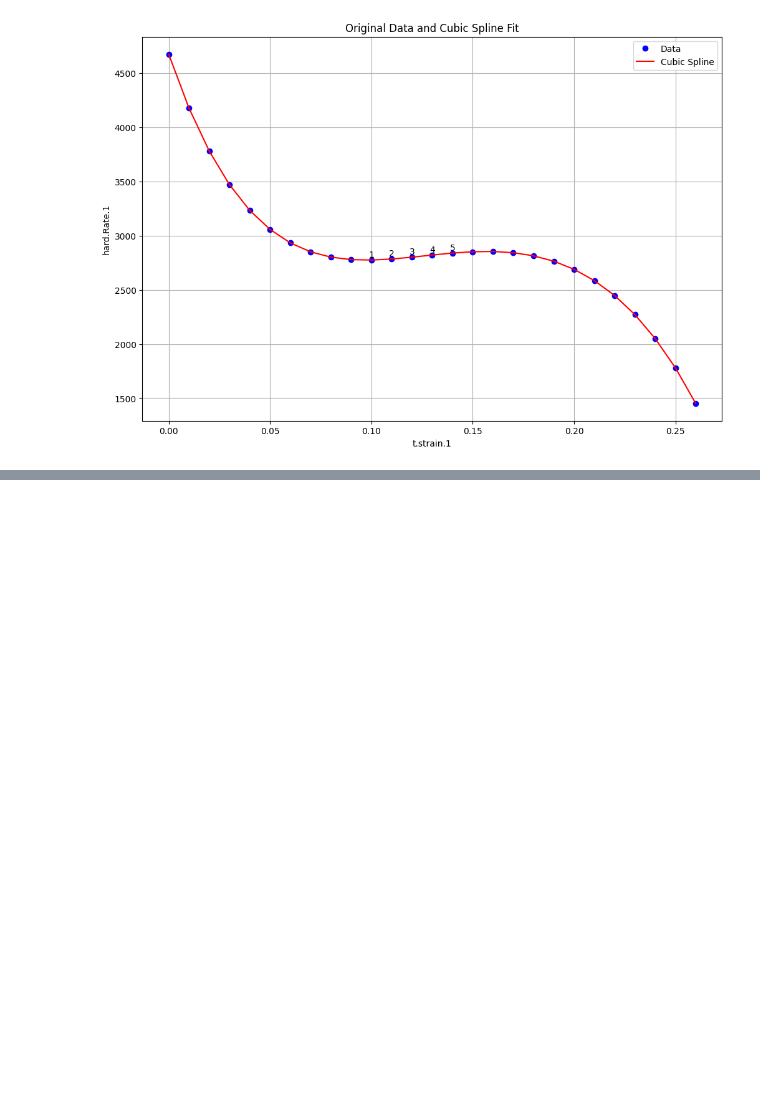
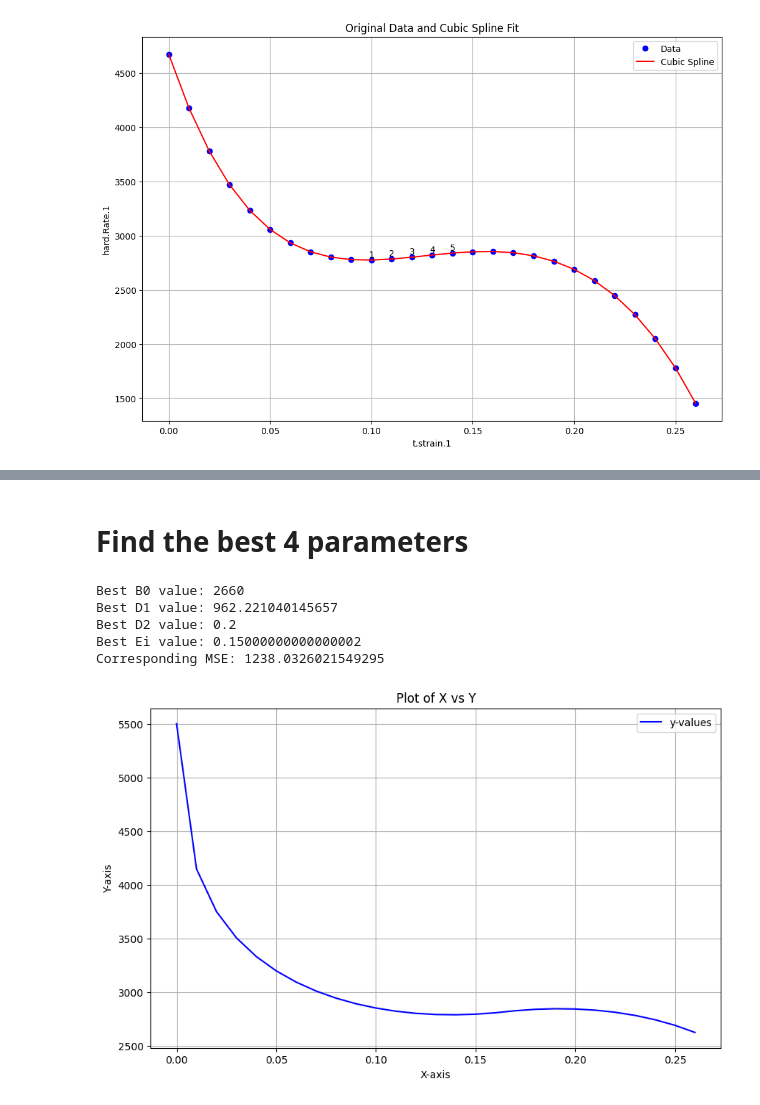
Before and after one commit to Kishan-Kumar-Zalavadia/Material-Science, a Jupyter notebook: code_5.ipynb, the cells around one changed output, grey strips where cells are left out. Drawn from its saved outputs; the diff is of its cells as text; code cells hidden in the pictures; blank space fills up the shorter version.

```diff
--- a/code_5.ipynb
+++ b/code_5.ipynb
@@ -438,0 +501,2 @@ Average Slope of Printed Slopes: 1415.676331885907
+# %% [markdown]
+# Find the best 4 parameters
@@ -438,0 +525,68 @@ Average Slope of Printed Slopes: 1415.676331885907
+# %%
+
+
+# Initialize variables to store best parameters
+ee = 0.001;
+best_b0 = None
+best_d1 = None
+best_d2 = None
+best_ei = None
+min_mse = float('inf')
+
+# Nested loops to iterate over B0, D1, D2, and Ei values
+for b0_value in range(from_b0,to_b0, 10):
+    for d1_value in np.arange(min_d1, max_d1, 5):
+        for d2_value in np.arange(0.2, 0.5, 0.05):
+            for ei_value in np.arange(0.1, 0.285, 0.05):
+                mse_value = calculate_mse(b0_value, d1_value, d2_value, ee, ei_value, ep_values, original_results)
+                if mse_value < min_mse:
+                    min_mse = mse_value
+                    best_b0 = b0_value
+                    best_d1 = d1_value
+                    best_d2 = d2_value
+                    best_ei = ei_value
+
+print("Best B0 value:", best_b0)
+print("Best D1 value:", best_d1)
+print("Best D2 value:", best_d2)
+print("Best Ei value:", best_ei)
+print("Corresponding MSE:", min_mse)
+# %% [output]
+Best B0 value: 2660
+Best D1 value: 962.221040145657
+Best D2 value: 0.2
+Best Ei value: 0.15000000000000002
+Corresponding MSE: 1238.0326021549295
+# %%
+import numpy as np
+import pandas as pd
+import matplotlib.pyplot as plt
+
+# Read data from Excel file
+data = pd.read_excel("/content/Data.xlsx")
+x_values = data[x_axis].values
+
+# Define function to calculate y values
+def calculate(b0, d1, d2, ee, ei, ep):
+    result = np.zeros_like(ep)
+    for i in range(len(ep)):
+        if abs((ep[i] - ei) / (ei + ee)) < 1:
+            result[i] = b0 - d1 * ((abs((ep[i] - ei) / (ei + ee)) * np.arctanh((ep[i] - ei) / (ei + ee))) - (d2 * ((ep[i] - ei) / (ei + ee))))
+    return result
+
+
+# Calculate y values using the provided function
+# y_values = calculate(best_b0, best_d1, best_d2, ee, best_ei, x_values)
+y_values = calculate(2820, 1050, 0.33, 0.001, 0.165, x_values)
+
+# Plot x-y values
+plt.figure(figsize=(10, 6))
+plt.plot(x_values, y_values, label='y-values', color='blue')
+plt.xlabel('X-axis')
+plt.ylabel('Y-axis')
+plt.title('Plot of X vs Y')
+plt.legend()
+plt.grid(True)
+plt.show()
+# %% [output]
+[figure, added]
```
Also changed, not shown: parts of 7 cells of this notebook.
